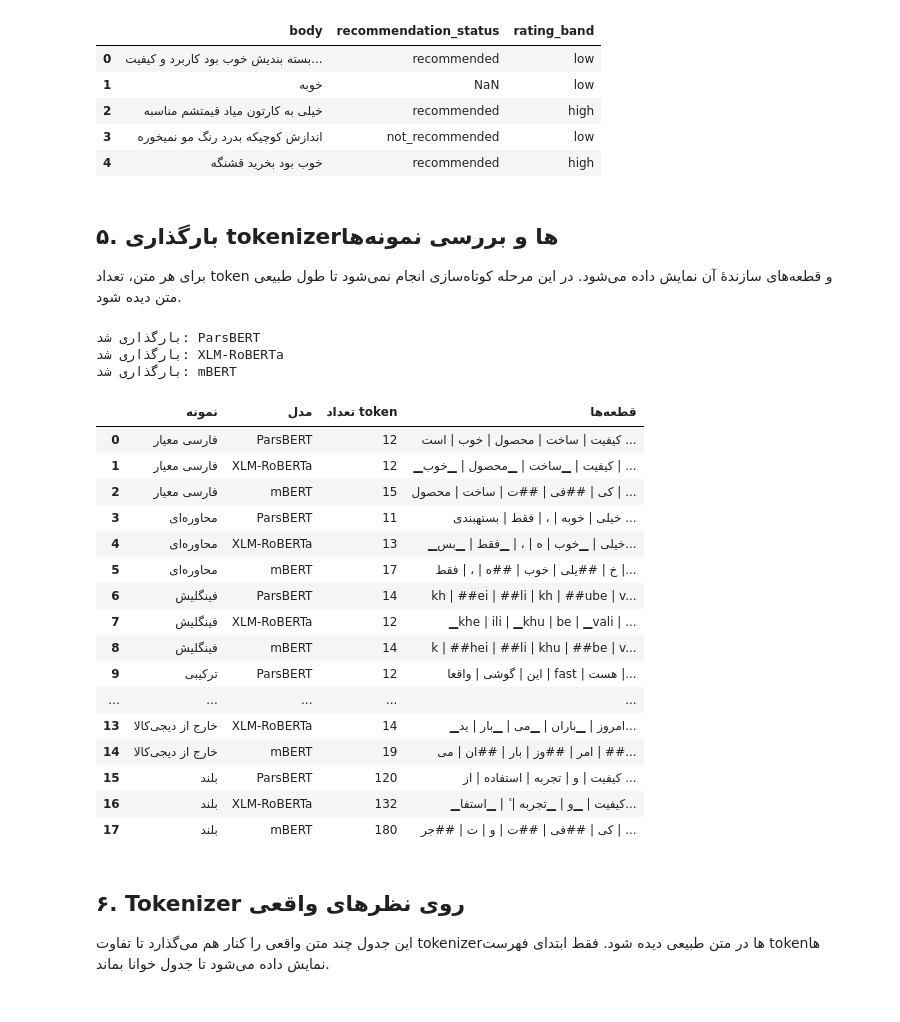
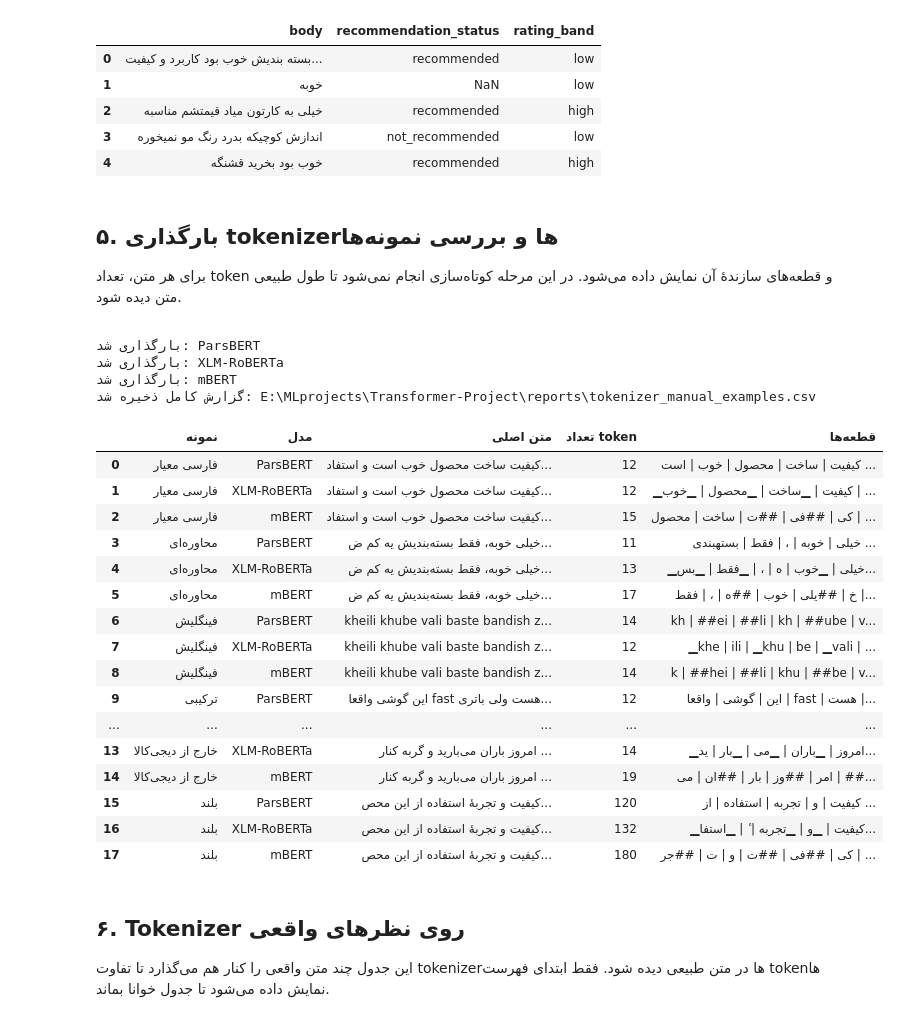
Before and after one commit to mrpanigale/Transformer_Project, a Jupyter notebook: src/transformers_competition.ipynb, the cells around one changed output. Saved outputs shown, nothing was run; the diff lists cells and outputs as text; code cells hidden in the pictures.

Commit message:
fix-modeling: fix problem to show results with long context

```diff
--- a/src/transformers_competition.ipynb
+++ b/src/transformers_competition.ipynb
@@ -112,47 +112,66 @@ Validation preview
 | 3 | اندازش کوچیکه بدرد رنگ مو نمیخوره | not_recommended | low |
 | 4 | خوب بود بخرید قشنگه | recommended | high |
 # %% [markdown]
+<div dir="rtl">
+
 ## ۵. بارگذاری tokenizerها و بررسی نمونه‌ها
 
 برای هر متن، تعداد token و قطعه‌های سازندهٔ آن نمایش داده می‌شود. در این مرحله کوتاه‌سازی انجام نمی‌شود تا طول طبیعی متن دیده شود.
 # %%
 tokenizers = {}
 for name, checkpoint in MODELS.items():
     try:
         tokenizers[name] = AutoTokenizer.from_pretrained(checkpoint)
         print("بارگذاری شد:", name)
     except Exception as exc:
         warnings.warn(f"بارگذاری {checkpoint} ناموفق بود: {exc}")
 if not tokenizers:
     raise RuntimeError("هیچ tokenizer بارگذاری نشد؛ اینترنت و شناسهٔ مدل‌ها را بررسی کن.")
 
 rows = []
 for sample_name, text in manual_texts.items():
     for name, tokenizer in tokenizers.items():
         pieces = tokenizer.tokenize(text)
-        rows.append({"نمونه": sample_name, "مدل": name, "تعداد token": len(pieces), "قطعه‌ها": " | ".join(pieces)})
-display(pd.DataFrame(rows))
+        rows.append({
+            "نمونه": sample_name,
+            "مدل": name,
+            "متن اصلی": text,
+            "تعداد token": len(pieces),
+            "قطعه‌ها": " | ".join(pieces),
+        })
+
+tokenizer_report = pd.DataFrame(rows)
+report_dir = ROOT / "reports"
+report_dir.mkdir(parents=True, exist_ok=True)
+report_path = report_dir / "tokenizer_manual_examples.csv"
+tokenizer_report.to_csv(report_path, index=False, encoding="utf-8-sig")
+print(f"گزارش کامل ذخیره شد: {report_path}")
+
+# نمایش را بدون کوتاه‌کردن متن ستون قطعه‌ها انجام می‌دهیم.
+with pd.option_context("display.max_colwidth", None, "display.max_columns", None):
+    display(tokenizer_report)
 # %% [output]
 بارگذاری شد: ParsBERT
 بارگذاری شد: XLM-RoBERTa
 بارگذاری شد: mBERT
+گزارش کامل ذخیره شد: E:\MLprojects\Transformer-Project\reports\tokenizer_manual_examples.csv
-|  | نمونه | مدل | تعداد token | قطعه‌ها |
-| 0 | فارسی معیار | ParsBERT | 12 | کیفیت | ساخت | محصول | خوب | است ... |
-| 1 | فارسی معیار | XLM-RoBERTa | 12 | ▁کیفیت | ▁ساخت | ▁محصول | ▁خوب | ... |
-| 2 | فارسی معیار | mBERT | 15 | کی | ##فی | ##ت | ساخت | محصول | ... |
-| 3 | محاوره‌ای | ParsBERT | 11 | خیلی | خوبه | ، | فقط | بستهبندی ... |
-| 4 | محاوره‌ای | XLM-RoBERTa | 13 | ▁خیلی | ▁خوب | ه | ، | ▁فقط | ▁بس... |
-| 5 | محاوره‌ای | mBERT | 17 | خ | ##یلی | خوب | ##ه | ، | فقط |... |
-| 6 | فینگلیش | ParsBERT | 14 | kh | ##ei | ##li | kh | ##ube | v... |
-| 7 | فینگلیش | XLM-RoBERTa | 12 | ▁khe | ili | ▁khu | be | ▁vali | ... |
-| 8 | فینگلیش | mBERT | 14 | k | ##hei | ##li | khu | ##be | v... |
-| 9 | ترکیبی | ParsBERT | 12 | این | گوشی | واقعا | fast | هست |... |
-| ... | ... | ... | ... | ... |
-| 13 | خارج از دیجی‌کالا | XLM-RoBERTa | 14 | ▁امروز | ▁باران | ▁می | ▁بار | ید... |
-| 14 | خارج از دیجی‌کالا | mBERT | 19 | امر | ##وز | بار | ##ان | می | ##... |
-| 15 | بلند | ParsBERT | 120 | کیفیت | و | تجربه | استفاده | از ... |
-| 16 | بلند | XLM-RoBERTa | 132 | ▁کیفیت | ▁و | ▁تجربه | ٔ | ▁استفا... |
-| 17 | بلند | mBERT | 180 | کی | ##فی | ##ت | و | ت | ##جر | ... |
+|  | نمونه | مدل | متن اصلی | تعداد token | قطعه‌ها |
+| 0 | فارسی معیار | ParsBERT | کیفیت ساخت محصول خوب است و استفاد... | 12 | کیفیت | ساخت | محصول | خوب | است ... |
+| 1 | فارسی معیار | XLM-RoBERTa | کیفیت ساخت محصول خوب است و استفاد... | 12 | ▁کیفیت | ▁ساخت | ▁محصول | ▁خوب | ... |
+| 2 | فارسی معیار | mBERT | کیفیت ساخت محصول خوب است و استفاد... | 15 | کی | ##فی | ##ت | ساخت | محصول | ... |
+| 3 | محاوره‌ای | ParsBERT | خیلی خوبه، فقط بسته‌بندیش یه کم ض... | 11 | خیلی | خوبه | ، | فقط | بستهبندی ... |
+| 4 | محاوره‌ای | XLM-RoBERTa | خیلی خوبه، فقط بسته‌بندیش یه کم ض... | 13 | ▁خیلی | ▁خوب | ه | ، | ▁فقط | ▁بس... |
+| 5 | محاوره‌ای | mBERT | خیلی خوبه، فقط بسته‌بندیش یه کم ض... | 17 | خ | ##یلی | خوب | ##ه | ، | فقط |... |
+| 6 | فینگلیش | ParsBERT | kheili khube vali baste bandish z... | 14 | kh | ##ei | ##li | kh | ##ube | v... |
+| 7 | فینگلیش | XLM-RoBERTa | kheili khube vali baste bandish z... | 12 | ▁khe | ili | ▁khu | be | ▁vali | ... |
+| 8 | فینگلیش | mBERT | kheili khube vali baste bandish z... | 14 | k | ##hei | ##li | khu | ##be | v... |
+| 9 | ترکیبی | ParsBERT | این گوشی واقعا fast هست ولی باتری... | 12 | این | گوشی | واقعا | fast | هست |... |
+| ... | ... | ... | ... | ... | ... |
+| 13 | خارج از دیجی‌کالا | XLM-RoBERTa | امروز باران می‌بارید و گربه کنار ... | 14 | ▁امروز | ▁باران | ▁می | ▁بار | ید... |
+| 14 | خارج از دیجی‌کالا | mBERT | امروز باران می‌بارید و گربه کنار ... | 19 | امر | ##وز | بار | ##ان | می | ##... |
+| 15 | بلند | ParsBERT | کیفیت و تجربهٔ استفاده از این محص... | 120 | کیفیت | و | تجربه | استفاده | از ... |
+| 16 | بلند | XLM-RoBERTa | کیفیت و تجربهٔ استفاده از این محص... | 132 | ▁کیفیت | ▁و | ▁تجربه | ٔ | ▁استفا... |
+| 17 | بلند | mBERT | کیفیت و تجربهٔ استفاده از این محص... | 180 | کی | ##فی | ##ت | و | ت | ##جر | ... |
 # %% [markdown]
 ## ۶. Tokenizer روی نظرهای واقعی
 
```
